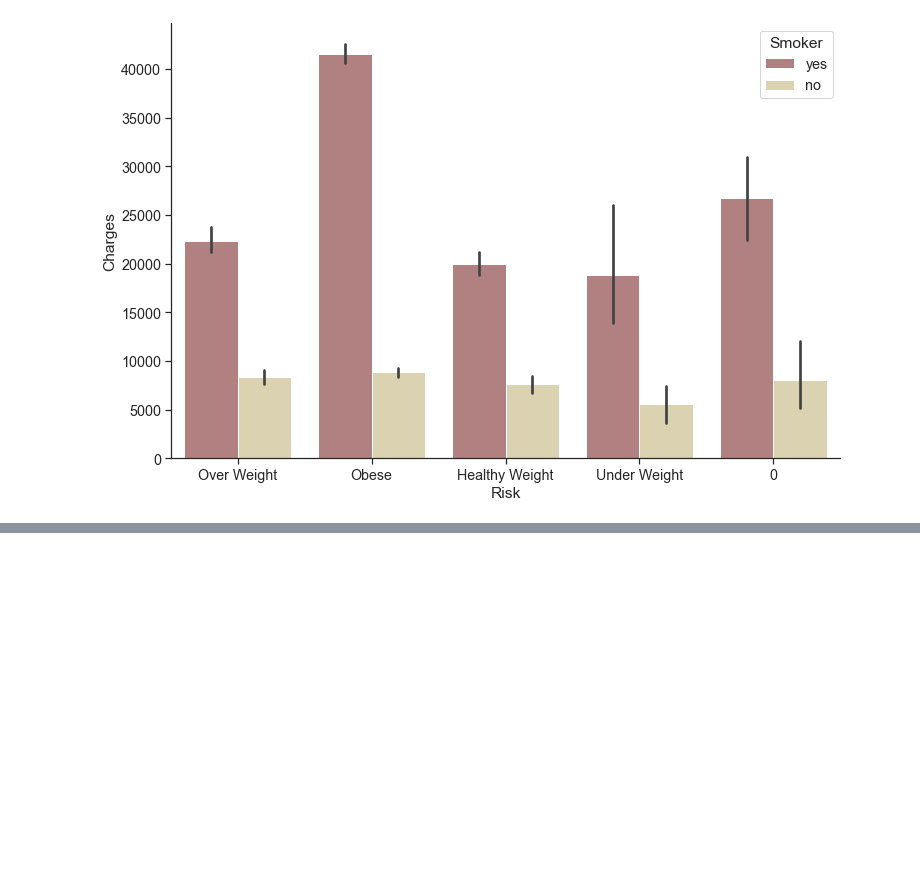
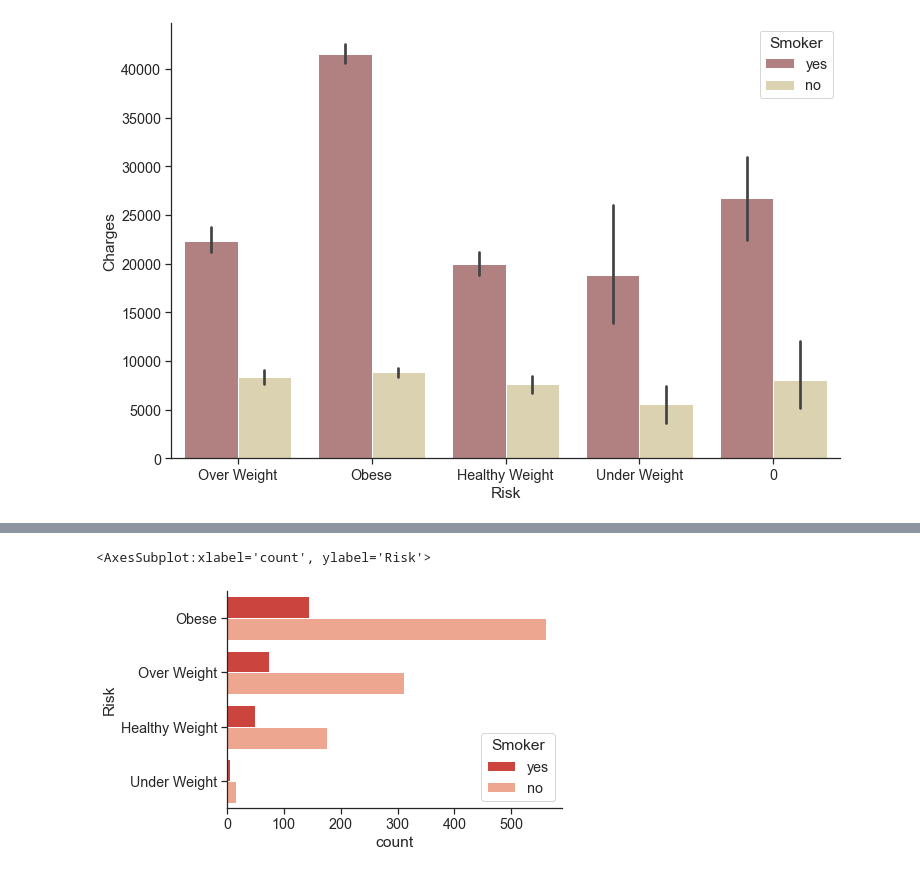
Before and after one commit to data301-2020-winter2/course-project-solo_105, a Jupyter notebook: analysis/milestone2.ipynb, the cells around one changed output, grey strips where cells are left out. Cells and saved outputs as stored; diff of their text form; code cells hidden in the pictures; blank space fills up the shorter version.

```diff
--- a/analysis/milestone2.ipynb
+++ b/analysis/milestone2.ipynb
@@ -300,0 +338,5 @@ ax = sns.barplot(x='Risk', y='Charges', hue='Smoker', data=df, palette='pink')
+# %%
+sns.countplot(data=df, y ="Risk", hue = 'Smoker', palette = 'Reds_r', order = df["Risk"].value_counts().index)
+# %% [output]
+<AxesSubplot:xlabel='count', ylabel='Risk'>
+[figure, added]
```
Also changed, not shown: parts of 7 cells of this notebook.
